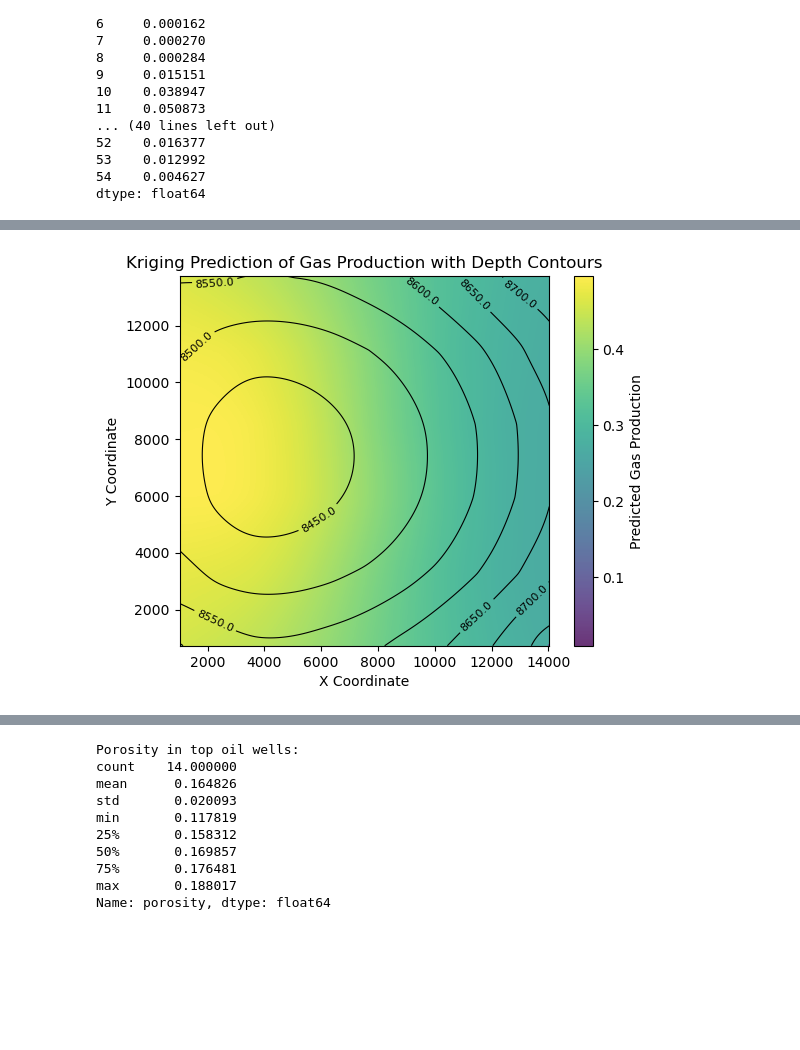
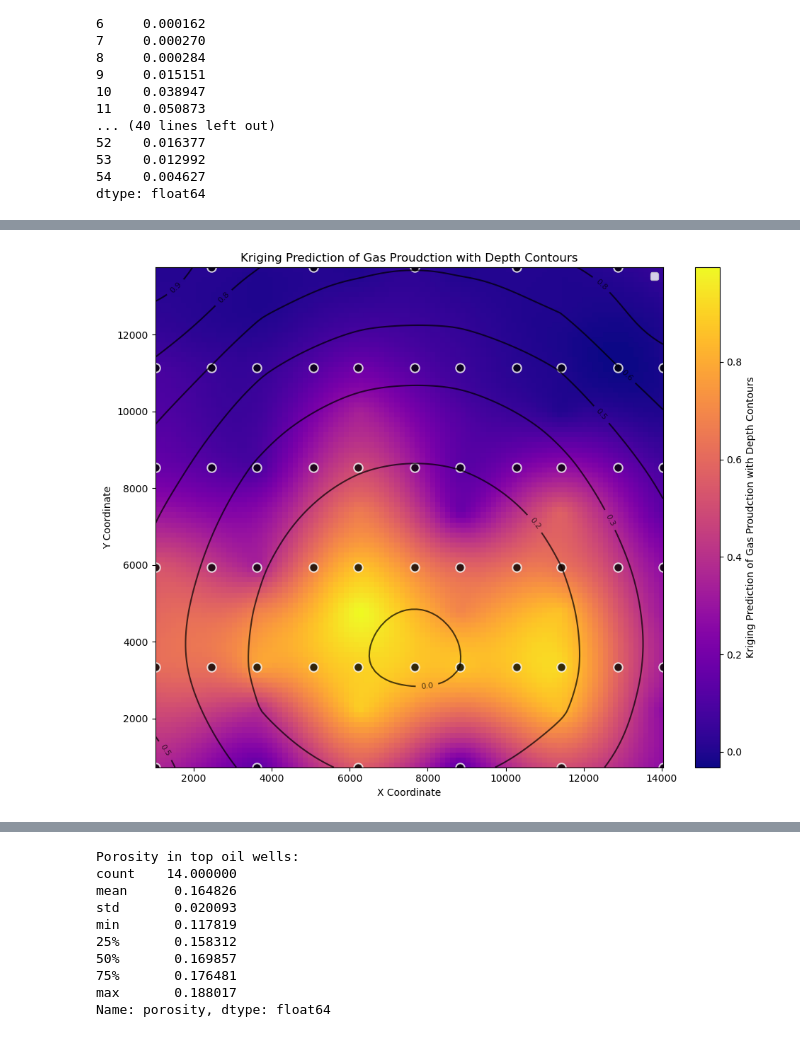
Before and after one commit to elnflores/NSC-325-Sweet-Spot-Identification, a Jupyter notebook: Exploratory.ipynb, the cells around one changed output, grey strips where cells are left out. Cells and saved outputs as stored; diff of their text form; code cells hidden in the pictures; blank space fills up the shorter version.

```diff
--- a/Exploratory.ipynb
+++ b/Exploratory.ipynb
@@ -69,6 +158,2 @@ def create_kriging_plot(df, x_col, y_col, z_col, title, cmap='YlOrRd',
-# %%
-# Read in file
-filename = 'sweetspot_UT_Austin.csv'
-df = pd.read_csv(filename)
 # %%
 # Size and top 8 rows in dataset
@@ -130,12 +174,12 @@ df[(df == 0).any(axis=1)]
 # Missing value imputation
 
 # Replace 0s with NaN
-df['oil_prod_mstb'] = df['oil_prod_mstb'].replace(0, np.nan)
-df['gas_prod_mmcf'] = df['gas_prod_mmcf'].replace(0, np.nan)
+df_scaled['oil_prod_mstb'] = df_scaled['oil_prod_mstb'].replace(0, np.nan)
+df_scaled['gas_prod_mmcf'] = df_scaled['gas_prod_mmcf'].replace(0, np.nan)
 
 # Median imputation (safer than mean due to outliers)
-df['oil_prod_mstb'] = df['oil_prod_mstb'].fillna(df['oil_prod_mstb'].median())
-df['gas_prod_mmcf'] = df['gas_prod_mmcf'].fillna(df['gas_prod_mmcf'].median())
+df_scaled['oil_prod_mstb'] = df_scaled['oil_prod_mstb'].fillna(df['oil_prod_mstb'].median())
+df_scaled['gas_prod_mmcf'] = df_scaled['gas_prod_mmcf'].fillna(df['gas_prod_mmcf'].median())
 # %%
 x = df['bh_x']
 y = df['bh_y']
@@ -277,7 +320,0 @@ plt.show()
-# %%
-# One-hot encode facies since it is categorical
-df = pd.get_dummies(df, columns=['facies'], drop_first=True)
-
-# Rearrange columns: well coordinates, production amounts, rock info, and dates
-df = df[['bh_x', 'bh_y', 'total_depth_md', 'oil_prod_mstb', 'water_prod_bbl', 'gas_prod_mmcf', 'perm_x', 'perm_y', 'porosity', 'facies_2', 'facies_3', 'facies_4', 'facies_5', 'past_pressure', 'future_pressure']]
-df.head()
@@ -403,34 +396,8 @@ plt.show()
 # %%
 # Kriging interpolation and contour plotting (Gas Production)
-# Coordinates and variables
-x = df['bh_x']
-y = df['bh_y']
-gas_prod = df_scaled['gas_prod_mmcf']    # For prediction surface
-depth = df_scaled['total_depth_md']      # For contour lines
-
-# Create interpolation grid
-grid_x, grid_y = np.mgrid[x.min():x.max():200j, y.min():y.max():200j]
-
-# Kriging interpolation for oil production
-OK_gas = OrdinaryKriging(x, y, gas_prod, variogram_model='linear')
-z_gas_pred, ss_gas = OK_gas.execute('grid', grid_x[:,0], grid_y[0,:])
-
-# Kriging interpolation for depth (to get smooth contour lines)
-OK_depth = OrdinaryKriging(x, y, depth, variogram_model='linear')
-z_depth_pred, ss_depth = OK_depth.execute('grid', grid_x[:,0], grid_y[0,:])
-
-# Plot oil production predicted surface
-plt.imshow(z_gas_pred, extent=(x.min(), x.max(), y.min(), y.max()), origin='lower', alpha=0.8)
-plt.colorbar(label='Predicted Gas Production')
-
-# Overlay contour lines of depth
-contour = plt.contour(grid_x[:,0], grid_y[0,:], z_depth_pred, colors='black', linewidths=0.8)
-plt.clabel(contour, inline=True, fontsize=8, fmt='%1.1f')
-
-plt.title('Kriging Prediction of Gas Production with Depth Contours')
-plt.xlabel('X Coordinate')
-plt.ylabel('Y Coordinate')
+create_kriging_plot(df_scaled, 'bh_x', 'bh_y', 'gas_prod_mmcf', 'Kriging Prediction of Gas Proudction with Depth Contours', cmap='plasma',
+                        add_contours=True, contour_col='total_depth_md')
 plt.show()
 # %% [output]
-[figure, old version]
+[figure, new version]
 # %%
```
Also changed, not shown: parts of 43 cells of this notebook.
